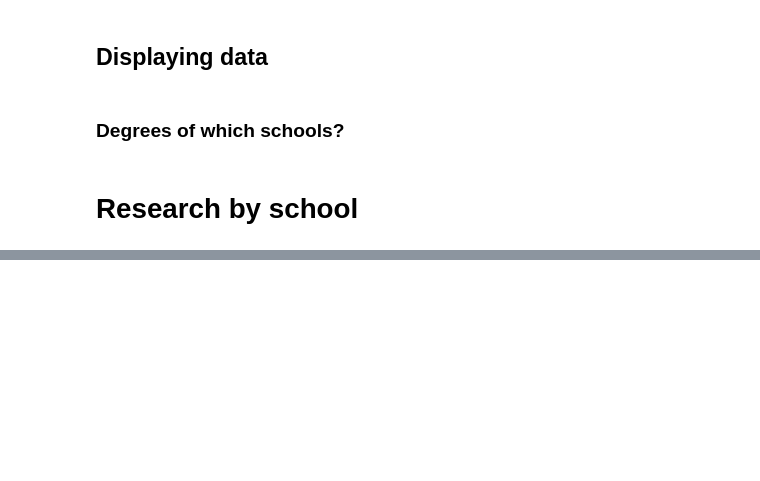
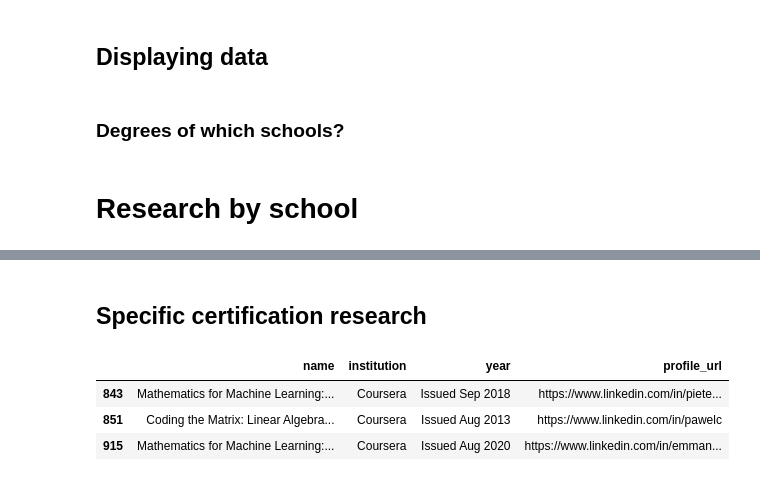
Before and after one commit to ArasCha/Quant-Researchers-research, a Jupyter notebook: visualization.ipynb, the cells around one changed output, grey strips where cells are left out. Saved outputs shown, nothing was run; the diff lists cells and outputs as text; code cells hidden in the pictures; blank space fills up the shorter version.

```diff
--- a/visualization.ipynb
+++ b/visualization.ipynb
@@ -56,6 +55,6 @@ grouped_df = df_filtered.groupby(['school', 'degree']).size().reset_index(name='
 # Sort by count in descending order
 sorted_df = grouped_df.sort_values(by='count', ascending=False)
 
-data = sorted_df.to_dict(orient="records")
-data = [{ "Master": f"{edu['school']} | {edu['degree']}", "count": edu["count"] } for edu in data]
+degrees_data = sorted_df.to_dict(orient="records")
+degrees_data = [{ "Master": f"{edu['school']} | {edu['degree']}", "count": edu["count"] } for edu in degrees_data]
 # %%
@@ -93,0 +93,2 @@ df_filtered # 0 for Polytech 😭
+# %%
+normalized_df_certifications = pd.json_normalize(data, record_path='certifications', meta='profile_url')
@@ -93,0 +121,15 @@ df_filtered # 0 for Polytech 😭
+# %% [markdown]
+## Specific certification research
+# %%
+normalized_df_certifications
+
+filtered_certifs = normalized_df_certifications[
+	normalized_df_certifications['name'].str.contains('linear algebra', case=False, na=False)
+]
+
+filtered_certifs
+# %% [output]
+|  | name | institution | year | profile_url |
+| 843 | Mathematics for Machine Learning:... | Coursera | Issued Sep 2018 | https://www.linkedin.com/in/piete... |
+| 851 | Coding the Matrix: Linear Algebra... | Coursera | Issued Aug 2013 | https://www.linkedin.com/in/pawelc |
+| 915 | Mathematics for Machine Learning:... | Coursera | Issued Aug 2020 | https://www.linkedin.com/in/emman... |
```
Also changed, not shown: parts of 13 cells of this notebook, 4 other files.
